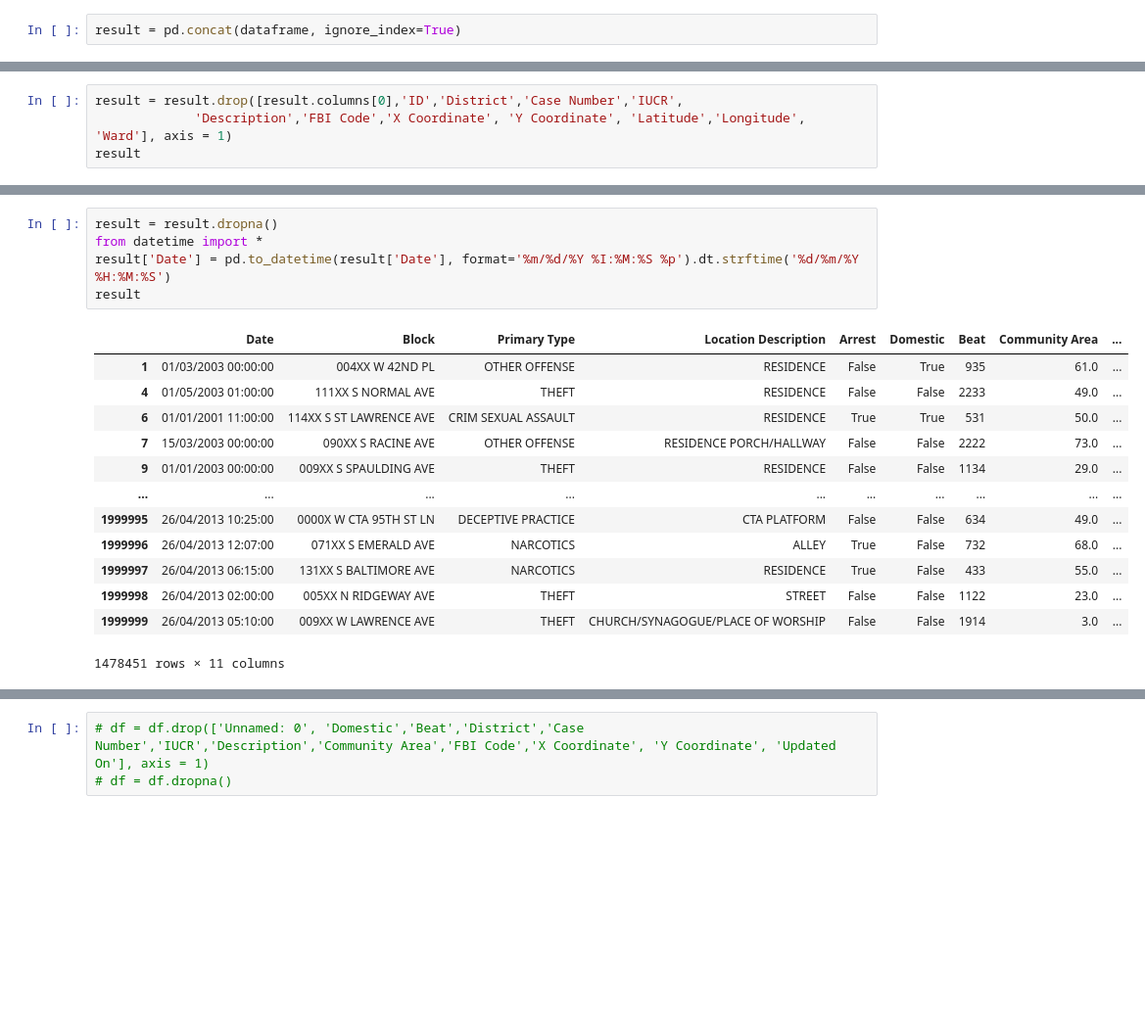
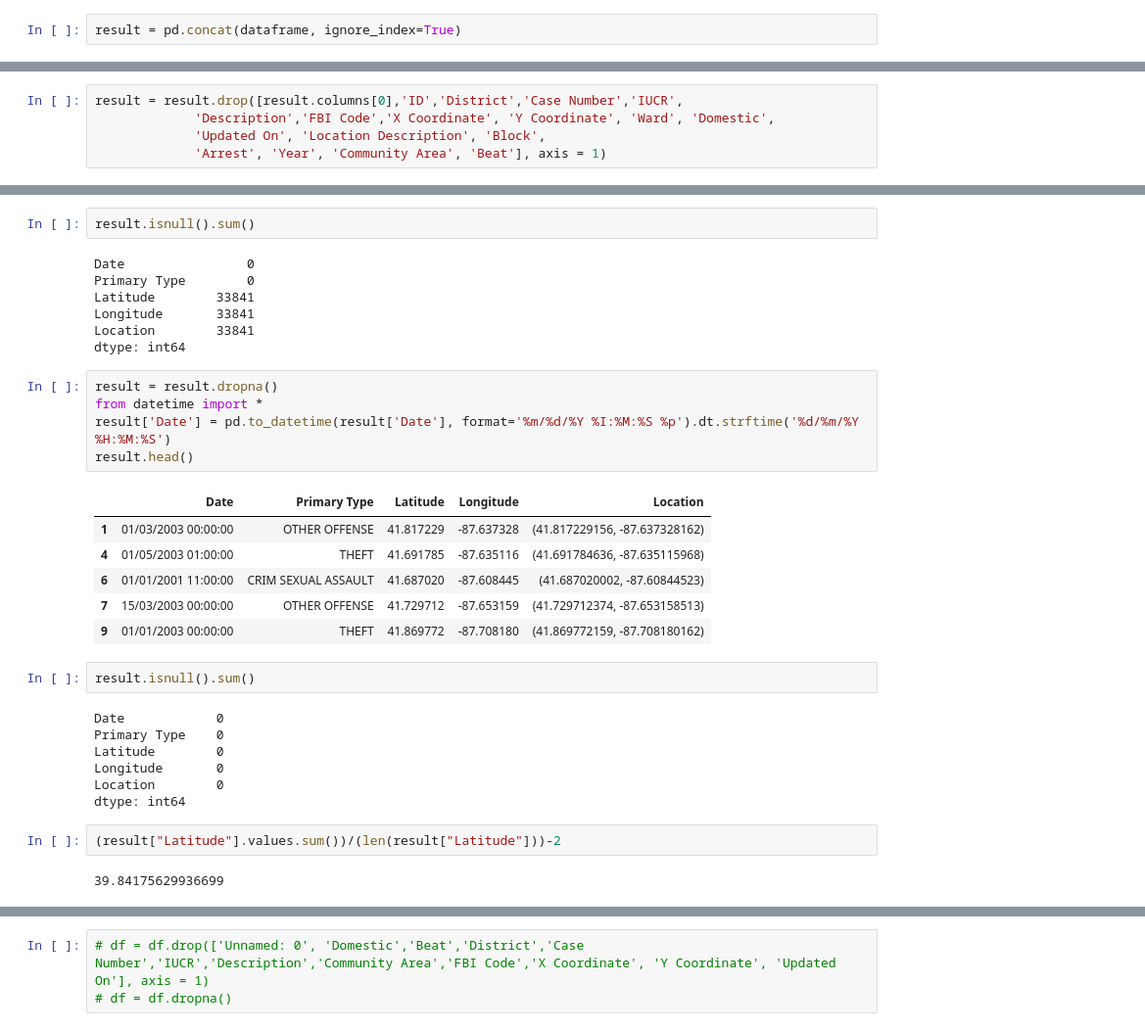
Before and after one commit to Mintra99/chicago-crime-hadoop, a Jupyter notebook: test.ipynb, the cells around one changed output, grey strips where cells are left out. Shown: that part at 98% size. Saved outputs shown, nothing was run; the diff lists cells and outputs as text; blank space fills up the shorter version.

```diff
--- a/test.ipynb
+++ b/test.ipynb
@@ -23,4 +27,5 @@ result = pd.concat(dataframe, ignore_index=True)
 # %%
 result = result.drop([result.columns[0],'ID','District','Case Number','IUCR',
-             'Description','FBI Code','X Coordinate', 'Y Coordinate', 'Latitude','Longitude', 'Ward'], axis = 1)
-result
+             'Description','FBI Code','X Coordinate', 'Y Coordinate', 'Ward', 'Domestic',
+             'Updated On', 'Location Description', 'Block',
+             'Arrest', 'Year', 'Community Area', 'Beat'], axis = 1)
@@ -41,19 +41,34 @@ result
+# %%
+result.isnull().sum()
+# %% [output]
+Date                0
+Primary Type        0
+Latitude        33841
+Longitude       33841
+Location        33841
+dtype: int64
 # %%
 result = result.dropna()
 from datetime import *
 result['Date'] = pd.to_datetime(result['Date'], format='%m/%d/%Y %I:%M:%S %p').dt.strftime('%d/%m/%Y %H:%M:%S')
-result
+result.head()
 # %% [output]
-|  | Date | Block | Primary Type | Location Description | Arrest | Domestic | Beat | Community Area | ... |
-| 1 | 01/03/2003 00:00:00 | 004XX W 42ND PL | OTHER OFFENSE | RESIDENCE | False | True | 935 | 61.0 | ... |
-| 4 | 01/05/2003 01:00:00 | 111XX S NORMAL AVE | THEFT | RESIDENCE | False | False | 2233 | 49.0 | ... |
-| 6 | 01/01/2001 11:00:00 | 114XX S ST LAWRENCE AVE | CRIM SEXUAL ASSAULT | RESIDENCE | True | True | 531 | 50.0 | ... |
-| 7 | 15/03/2003 00:00:00 | 090XX S RACINE AVE | OTHER OFFENSE | RESIDENCE PORCH/HALLWAY | False | False | 2222 | 73.0 | ... |
-| 9 | 01/01/2003 00:00:00 | 009XX S SPAULDING AVE | THEFT | RESIDENCE | False | False | 1134 | 29.0 | ... |
-| ... | ... | ... | ... | ... | ... | ... | ... | ... | ... |
-| 1999995 | 26/04/2013 10:25:00 | 0000X W CTA 95TH ST LN | DECEPTIVE PRACTICE | CTA PLATFORM | False | False | 634 | 49.0 | ... |
-| 1999996 | 26/04/2013 12:07:00 | 071XX S EMERALD AVE | NARCOTICS | ALLEY | True | False | 732 | 68.0 | ... |
-| 1999997 | 26/04/2013 06:15:00 | 131XX S BALTIMORE AVE | NARCOTICS | RESIDENCE | True | False | 433 | 55.0 | ... |
-| 1999998 | 26/04/2013 02:00:00 | 005XX N RIDGEWAY AVE | THEFT | STREET | False | False | 1122 | 23.0 | ... |
-| 1999999 | 26/04/2013 05:10:00 | 009XX W LAWRENCE AVE | THEFT | CHURCH/SYNAGOGUE/PLACE OF WORSHIP | False | False | 1914 | 3.0 | ... |
+|  | Date | Primary Type | Latitude | Longitude | Location |
+| 1 | 01/03/2003 00:00:00 | OTHER OFFENSE | 41.817229 | -87.637328 | (41.817229156, -87.637328162) |
+| 4 | 01/05/2003 01:00:00 | THEFT | 41.691785 | -87.635116 | (41.691784636, -87.635115968) |
+| 6 | 01/01/2001 11:00:00 | CRIM SEXUAL ASSAULT | 41.687020 | -87.608445 | (41.687020002, -87.60844523) |
+| 7 | 15/03/2003 00:00:00 | OTHER OFFENSE | 41.729712 | -87.653159 | (41.729712374, -87.653158513) |
+| 9 | 01/01/2003 00:00:00 | THEFT | 41.869772 | -87.708180 | (41.869772159, -87.708180162) |
-1478451 rows × 11 columns
+# %%
+result.isnull().sum()
+# %% [output]
+Date            0
+Primary Type    0
+Latitude        0
+Longitude       0
+Location        0
+dtype: int64
+# %%
+(result["Latitude"].values.sum())/(len(result["Latitude"]))-2
+# %% [output]
+39.84175629936699
```
Also changed, not shown: parts of 19 cells of this notebook, 2 other files.
